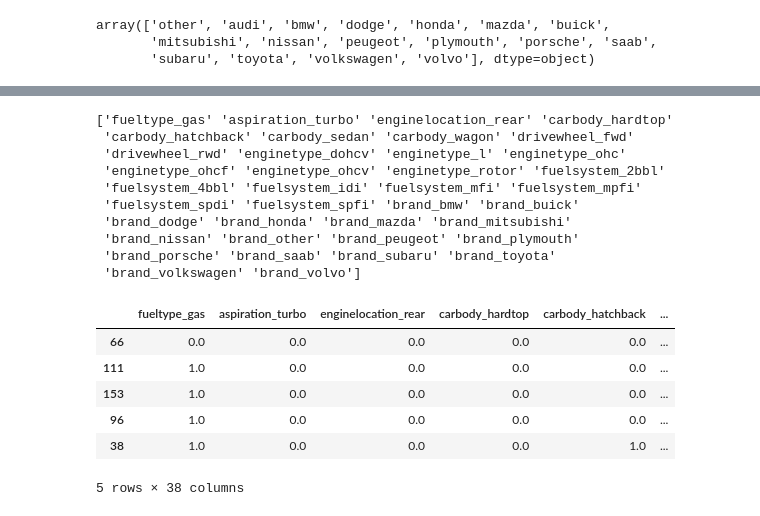
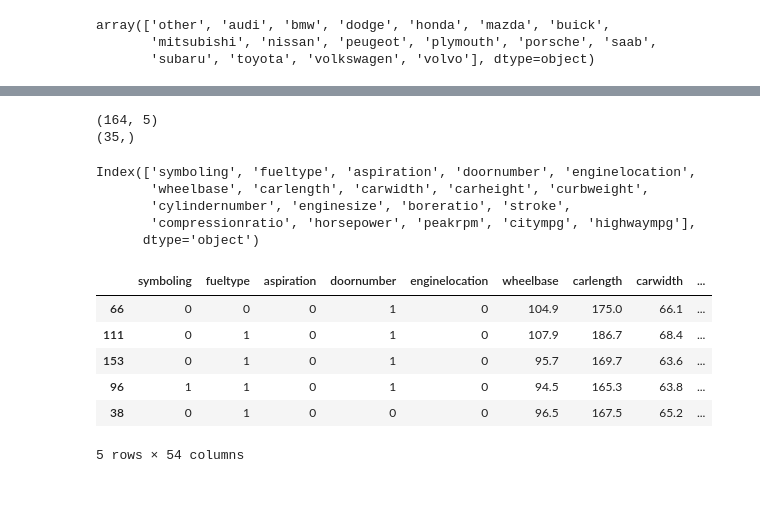
Before and after one commit to Imani-hub-pixel/Car-Price-Prediction-using-Linear-Regression, a Jupyter notebook: Notebook/Model training.ipynb, the cells around one changed output, grey strips where cells are left out. Cells and saved outputs as stored; diff of their text form; code cells hidden in the pictures.

Commit message:
Model training:Built Linear regression model

```diff
--- a/Notebook/Model training.ipynb
+++ b/Notebook/Model training.ipynb
@@ -146,0 +183,7 @@ X_train.shape,X_test.shape,y_train.shape,y_test.shape
+# %%
+from sklearn.preprocessing import LabelEncoder
+encode=LabelEncoder()
+binary_col=[col for col in df.columns if df[col].nunique()==2]
+for col in binary_col:
+    df[col]=encode.fit_transform(df[col])
+df.head()
@@ -147,3 +228,9 @@ X_train.shape,X_test.shape,y_train.shape,y_test.shape
+# %%
+print(X_train[nonbinary_col].shape)
+print(onehotenc.get_feature_names_out(nonbinary_col).shape)
+# %% [output]
+(164, 5)
+(35,)
 # %%
 import pandas as pd
 from sklearn.preprocessing import OneHotEncoder
@@ -164,37 +254,29 @@ X_test_encoded = enc.transform(X_test[cat_cols])
-# %%
-encoded_columns = enc.get_feature_names_out(cat_cols)
-
-print(encoded_columns)
-# %% [output]
-['fueltype_gas' 'aspiration_turbo' 'enginelocation_rear' 'carbody_hardtop'
- 'carbody_hatchback' 'carbody_sedan' 'carbody_wagon' 'drivewheel_fwd'
- 'drivewheel_rwd' 'enginetype_dohcv' 'enginetype_l' 'enginetype_ohc'
- 'enginetype_ohcf' 'enginetype_ohcv' 'enginetype_rotor' 'fuelsystem_2bbl'
- 'fuelsystem_4bbl' 'fuelsystem_idi' 'fuelsystem_mfi' 'fuelsystem_mpfi'
- 'fuelsystem_spdi' 'fuelsystem_spfi' 'brand_bmw' 'brand_buick'
- 'brand_dodge' 'brand_honda' 'brand_mazda' 'brand_mitsubishi'
- 'brand_nissan' 'brand_other' 'brand_peugeot' 'brand_plymouth'
- 'brand_porsche' 'brand_saab' 'brand_subaru' 'brand_toyota'
- 'brand_volkswagen' 'brand_volvo']
-# %%
-X_train_encoded = pd.DataFrame(
-    X_train_encoded.toarray(),
-    columns=encoded_columns,
-    index=X_train.index
-)
-
-X_test_encoded = pd.DataFrame(
-    X_test_encoded.toarray(),
-    columns=encoded_columns,
-    index=X_test.index
-)
+# %%
+numerical_col = X_test.select_dtypes(include=['number']).columns
+numerical_col
+# %% [output]
+Index(['symboling', 'fueltype', 'aspiration', 'doornumber', 'enginelocation',
+       'wheelbase', 'carlength', 'carwidth', 'carheight', 'curbweight',
+       'cylindernumber', 'enginesize', 'boreratio', 'stroke',
+       'compressionratio', 'horsepower', 'peakrpm', 'citympg', 'highwaympg'],
+      dtype='object')
+# %%
+X_train_final = pd.concat([
+    X_train[numerical_col],
+    X_train_encoded
+], axis=1)
+
+X_test_final = pd.concat([
+    X_test[numerical_col],
+    X_test_encoded
+], axis=1)
 # %%
-X_train_encoded.head()
+X_train_final.head()
 # %% [output]
-|  | fueltype_gas | aspiration_turbo | enginelocation_rear | carbody_hardtop | carbody_hatchback | ... |
-| 66 | 0.0 | 0.0 | 0.0 | 0.0 | 0.0 | ... |
-| 111 | 1.0 | 0.0 | 0.0 | 0.0 | 0.0 | ... |
-| 153 | 1.0 | 0.0 | 0.0 | 0.0 | 0.0 | ... |
-| 96 | 1.0 | 0.0 | 0.0 | 0.0 | 0.0 | ... |
-| 38 | 1.0 | 0.0 | 0.0 | 0.0 | 1.0 | ... |
+|  | symboling | fueltype | aspiration | doornumber | enginelocation | wheelbase | carlength | carwidth | ... |
+| 66 | 0 | 0 | 0 | 1 | 0 | 104.9 | 175.0 | 66.1 | ... |
+| 111 | 0 | 1 | 0 | 1 | 0 | 107.9 | 186.7 | 68.4 | ... |
+| 153 | 0 | 1 | 0 | 1 | 0 | 95.7 | 169.7 | 63.6 | ... |
+| 96 | 1 | 1 | 0 | 1 | 0 | 94.5 | 165.3 | 63.8 | ... |
+| 38 | 0 | 1 | 0 | 0 | 0 | 96.5 | 167.5 | 65.2 | ... |
-5 rows × 38 columns
+5 rows × 54 columns
```
Also changed, not shown: parts of 19 cells of this notebook.
